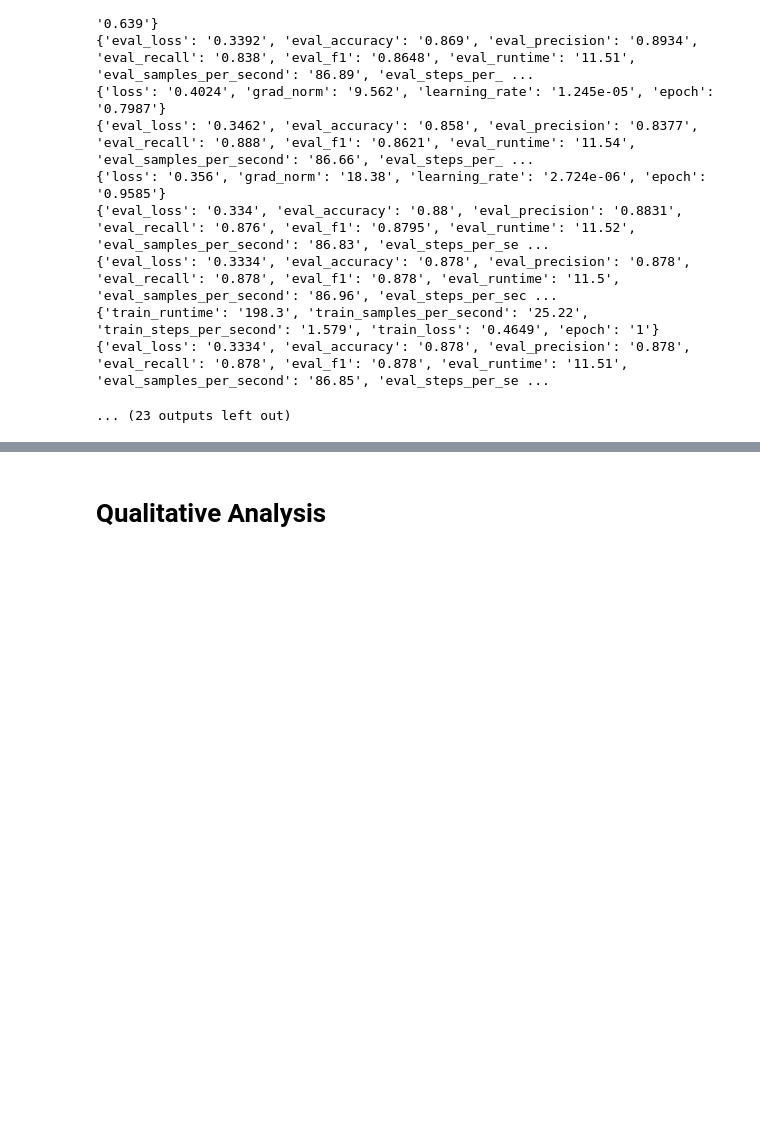
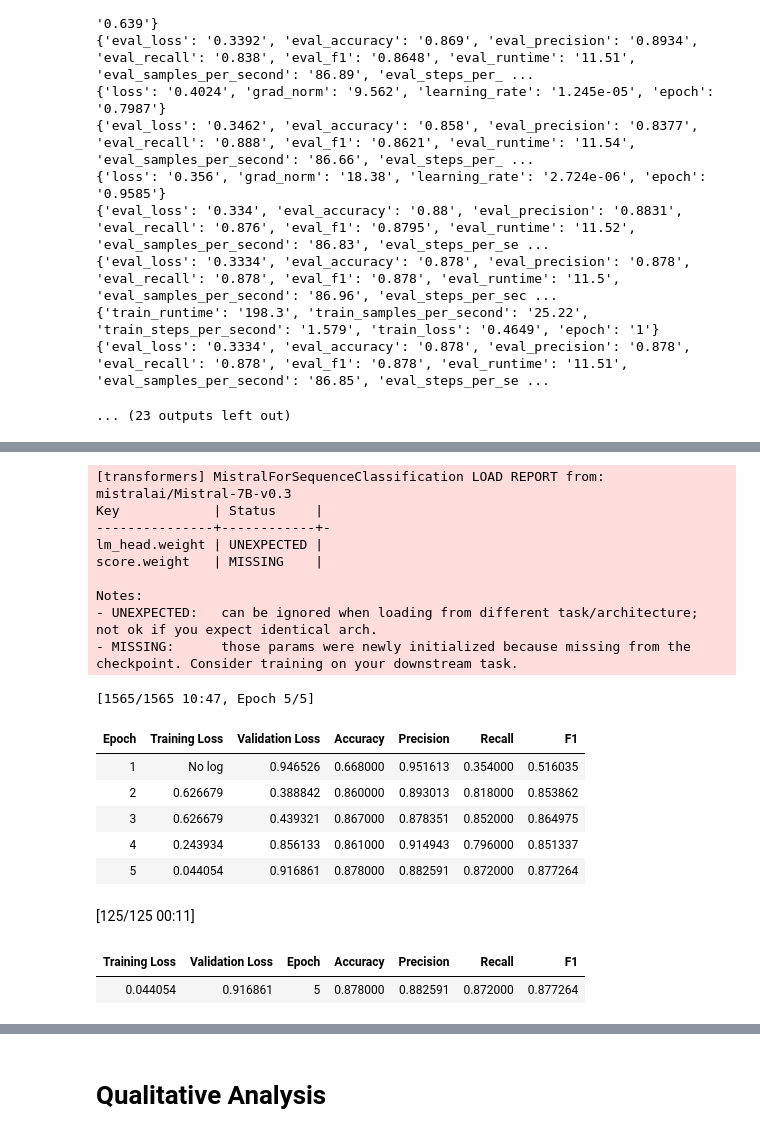
Before and after one commit to bencejdanko/slm-peft-tuning-sentiment140, a Jupyter notebook: mistral_7b_v0_3_peft_tuning_sentiment140_LORA_STUDY.ipynb, the cells around one changed output, grey strips where cells are left out. Drawn from its saved outputs; the diff is of its cells as text; code cells hidden in the pictures; blank space fills up the shorter version.

```diff
--- a/mistral_7b_v0_3_peft_tuning_sentiment140_LORA_STUDY.ipynb
+++ b/mistral_7b_v0_3_peft_tuning_sentiment140_LORA_STUDY.ipynb
@@ -380,42 +394,29 @@ display(lora_summary.head())
 # %%
-def train_best(study, is_lora=True):
+def train_best(study):
     best_params = study.best_params
-    if is_lora:
-        peft_config = LoraConfig(
-            r=best_params['r'], lora_alpha=best_params['alpha'],
-            target_modules=["q_proj", "v_proj"], lora_dropout=0.1,
-            bias="none", task_type="SEQ_CLS",
-        )
-        lr      = best_params['lr']
-        out_dir = "./best_lora"
-        hub_id  = "bdanko/mistral-7b-sentiment-lora"
-    else:
-        peft_config = IA3Config(
-            target_modules=["k_proj", "v_proj", "down_proj"],
-            feedforward_modules=["down_proj"],
-            task_type="SEQ_CLS",
-        )
-        lr      = best_params['lr']
-        out_dir = "./best_adapter"
-        hub_id  = "bdanko/mistral-7b-sentiment-adapter"
+
+    peft_config = LoraConfig(
+        r=best_params['r'], lora_alpha=best_params['alpha'],
+        target_modules=["q_proj", "v_proj"], lora_dropout=0.1,
+        bias="none", task_type="SEQ_CLS",
+    )
+    lr      = best_params['lr']
+    out_dir = "./best_lora"
+    hub_id  = "bdanko/mistral-7b-sentiment-lora"
 
     torch.cuda.reset_peak_memory_stats()
     model = get_base_model()
-    if not is_lora:
-        dropout = best_params.get('dropout', 0.0)
-        for layer in model.model.layers:
-            layer.self_attn.dropout = dropout
 
     model.add_adapter(peft_config, adapter_name="best_adapter")
 
     args = TrainingArguments(
         output_dir=out_dir,
         per_device_train_batch_size=16,
-        num_train_epochs=3,
+        num_train_epochs=5,
         learning_rate=lr,
         eval_strategy="epoch",
         save_strategy="epoch",
-        load_best_model_at_end=True,
+        load_best_model_at_end=False, # causes saving errors
         metric_for_best_model="f1",
         bf16=True,
         report_to="none",
@@ -433,10 +434,35 @@ def train_best(study, is_lora=True):
     )
 
     trainer.train()
+
+    # manual save
+    trainer.model.save_pretrained(out_dir)
+
     final_metrics = trainer.evaluate()
     peak_vram = gpu_memory_gb()
     return trainer, final_metrics, peak_vram
 # %%
 # we train the model that has gotten the best lora
-best_lora_trainer, best_lora_metrics, lora_vram = train_best(lora_study, True)
+lora_study = optuna.load_study(study_name="mistral_sentiment", storage=db_path)
+best_lora_trainer, best_lora_metrics, lora_vram = train_best(lora_study)
+# %% [output]
+[transformers] MistralForSequenceClassification LOAD REPORT from: mistralai/Mistral-7B-v0.3
+Key            | Status     |
+---------------+------------+-
+lm_head.weight | UNEXPECTED |
+score.weight   | MISSING    |
+
+Notes:
+- UNEXPECTED:   can be ignored when loading from different task/architecture; not ok if you expect identical arch.
+- MISSING:      those params were newly initialized because missing from the checkpoint. Consider training on your downstream task.
+[1565/1565 10:47, Epoch 5/5]
+| Epoch | Training Loss | Validation Loss | Accuracy | Precision | Recall | F1 |
+| 1 | No log | 0.946526 | 0.668000 | 0.951613 | 0.354000 | 0.516035 |
+| 2 | 0.626679 | 0.388842 | 0.860000 | 0.893013 | 0.818000 | 0.853862 |
+| 3 | 0.626679 | 0.439321 | 0.867000 | 0.878351 | 0.852000 | 0.864975 |
+| 4 | 0.243934 | 0.856133 | 0.861000 | 0.914943 | 0.796000 | 0.851337 |
+| 5 | 0.044054 | 0.916861 | 0.878000 | 0.882591 | 0.872000 | 0.877264 |
+[125/125 00:11]
+| Training Loss | Validation Loss | Epoch | Accuracy | Precision | Recall | F1 |
+| 0.044054 | 0.916861 | 5 | 0.878000 | 0.882591 | 0.872000 | 0.877264 |
 # %%
```
Also changed, not shown: parts of 11 cells of this notebook.
